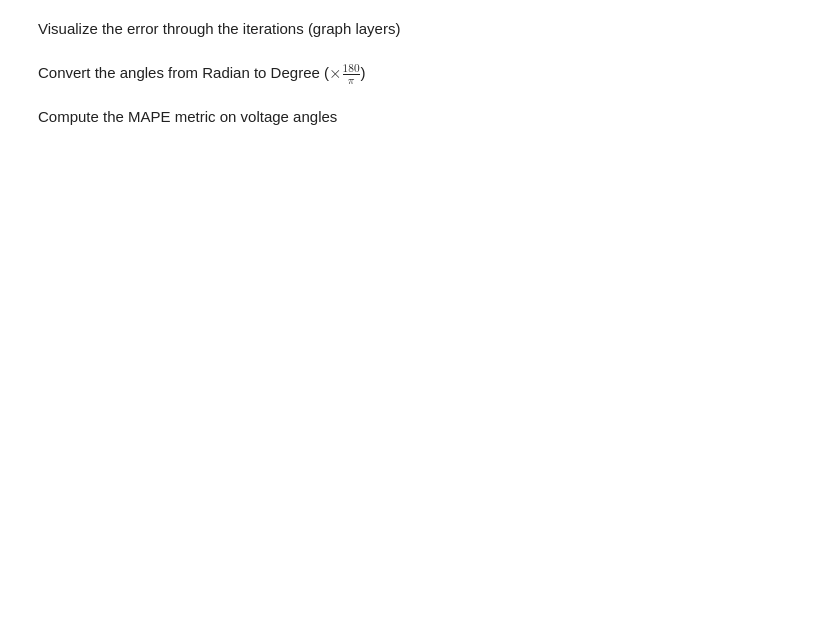
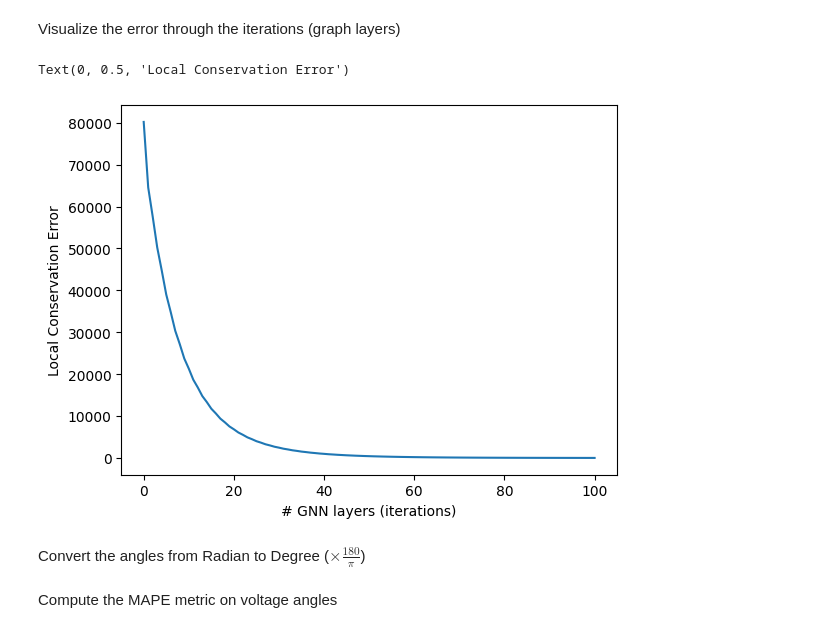
Before and after one commit to IRT-SystemX/ml4physim_startingkit_powergrid, a Jupyter notebook: Physics_informed.ipynb, the cells around one changed output. Cells and saved outputs as stored; diff of their text form; code cells hidden in the pictures; blank space fills up the shorter version.

```diff
--- a/Physics_informed.ipynb
+++ b/Physics_informed.ipynb
@@ -66,7 +87,9 @@ As we can see here, a batch is composed of following elements (some of the eleme
 ## Create a physics informed GNN
 This GNN is not trainable. Each layer can be seen as one step optimization of power flow equation.
 # %%
+import torch
 from utils.graph_utils import GPGmodel_without_NN
 
+device = torch.device("cuda:0")
 gpg_model_wo_nn = GPGmodel_without_NN(num_gnn_layers=100, device=device)
 gpg_model_wo_nn.to(device)
@@ -73,20 +132,28 @@ gpg_model_wo_nn.to(device)
 # %%
+import numpy as np
+
 predictions = []
 observations = []
+error_per_batch = []
 for batch in test_loader:
     out, errors = gpg_model_wo_nn(batch)
     predictions.append(out)
     observations.append(batch.y)
+    error_per_batch.append([float(error.detach().cpu().numpy()) for error in errors])
 observations = torch.vstack(observations)
 predictions = torch.vstack(predictions)
-err = [float(error.detach().cpu().numpy()) for error in errors]
+errors = np.vstack(error_per_batch)
+errors = errors.mean(axis=0)
 # %% [markdown]
 Visualize the error through the iterations (graph layers)
 # %%
 plt.figure()
-plt.plot(err)
+plt.plot(errors)
 plt.xlabel("# GNN layers (iterations)")
 plt.ylabel("Local Conservation Error")
+# %% [output]
+Text(0, 0.5, 'Local Conservation Error')
+[figure, added]
 # %% [markdown]
 Convert the angles from Radian to Degree ($\times \frac{180}{\pi}$)
 # %%
```
Also changed, not shown: parts of 11 cells of this notebook.
